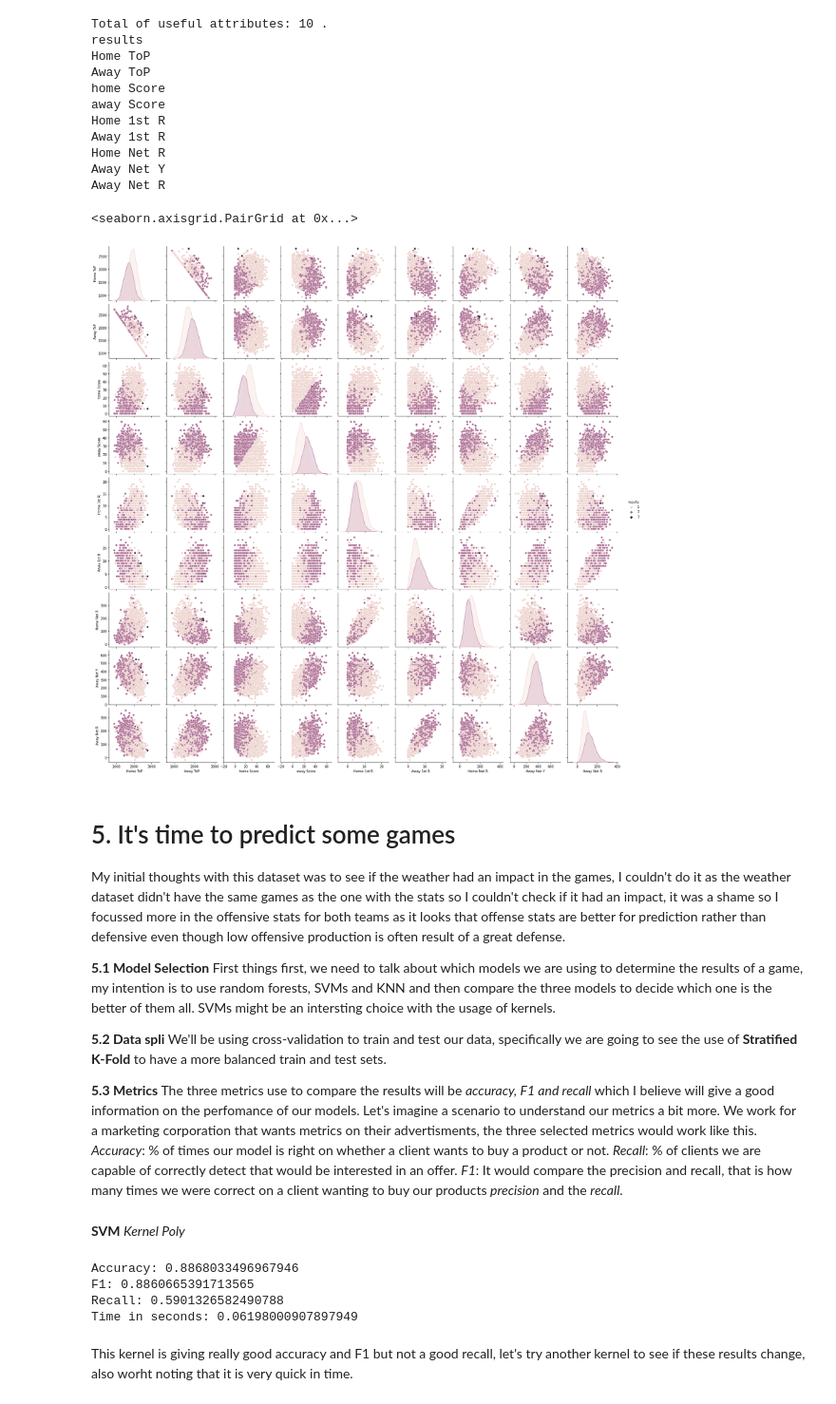
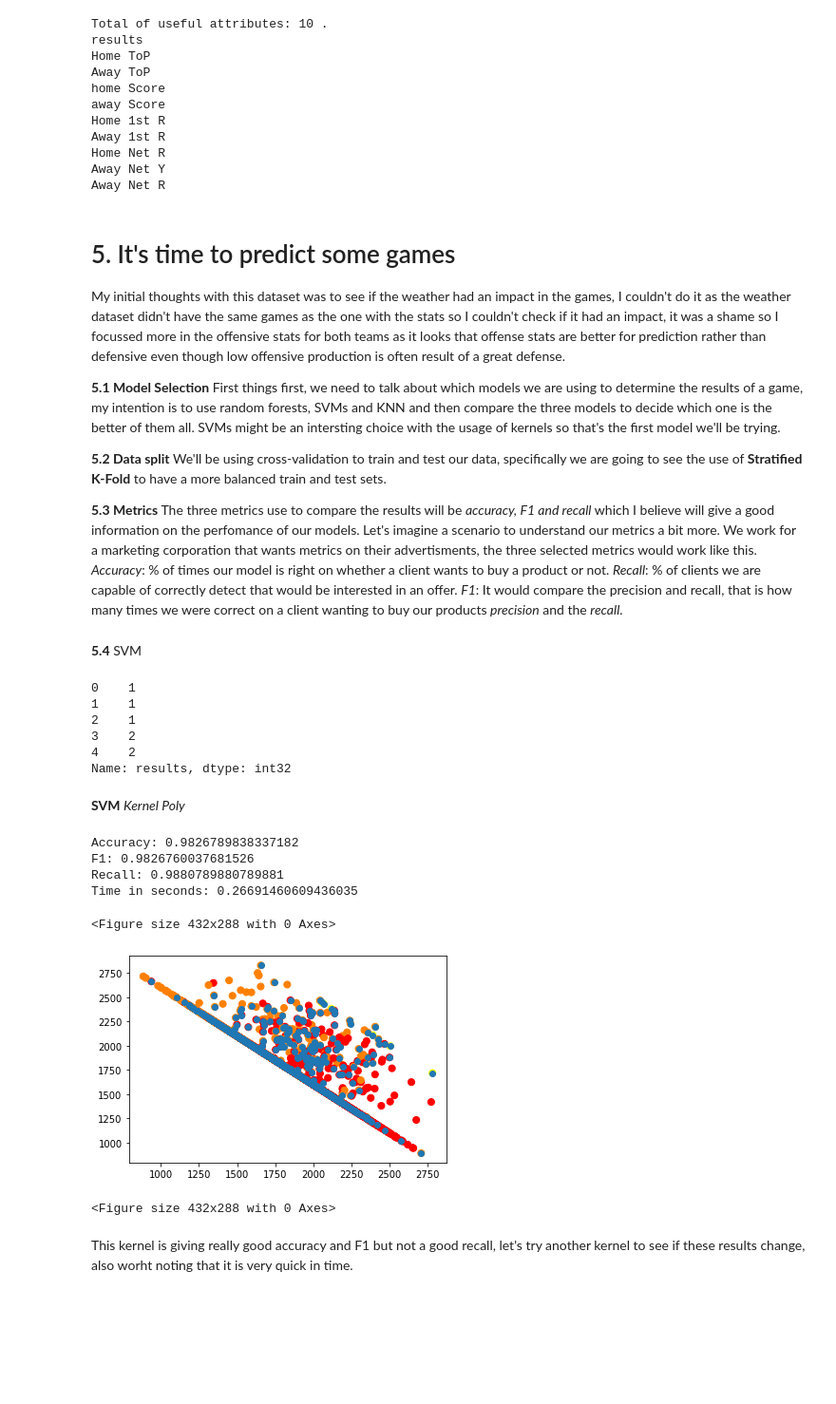
Before and after one commit to xavikp/kaggle-apc2122, a Jupyter notebook: src/predictor.ipynb, the cells around one changed output. Shown at 95% size. Drawn from its saved outputs; the diff is of its cells as text; code cells hidden in the pictures; blank space fills up the shorter version.

```diff
--- a/src/predictor.ipynb
+++ b/src/predictor.ipynb
@@ -140,19 +151,16 @@ Away Net Y
 Away Net R
 # %%
 data = data[attr]
-sns.pairplot(data, hue="results")
+#sns.pairplot(data, hue="results")
-# %% [output]
-<seaborn.axisgrid.PairGrid at 0x...>
-[figure, removed]
 # %% [markdown]
 # 5. It's time to predict some games
 My initial thoughts with this dataset was to see if the weather had an impact in the games, I couldn't do it as the weather dataset didn't have the same games as the one with the stats so I couldn't check if it had an impact, it was a shame so I focussed more in the offensive stats for both teams as it looks that offense stats are better for prediction rather than defensive even though low offensive production is often result of a great defense.
 
 **5.1 Model Selection**
 First things first, we need to talk about which models we are using to determine the results of a game, my intention is to use random forests, SVMs and KNN and then compare the three models to decide which one is the better of them all.
-SVMs might be an intersting choice with the usage of kernels.
+SVMs might be an intersting choice with the usage of kernels so that's the first model we'll be trying.
 
-**5.2 Data spli**
+**5.2 Data split**
 We'll be using cross-validation to train and test our data, specifically we are going to see the use of **Stratified K-Fold** to have a more balanced train and test sets.
 
 **5.3 Metrics**
@@ -161,29 +169,48 @@ Let's imagine a scenario to understand our metrics a bit more. We work for a mar
 *Accuracy*: % of times our model is right on whether a client wants to buy a product or not.
 *Recall*: % of clients we are capable of correctly detect that would be interested in an offer.
 *F1*: It would compare the precision and recall, that is how many times we were correct on a client wanting to buy our products *precision* and the *recall*.
+# %% [markdown]
+**5.4** SVM
 # %%
 X = data.drop(labels=['results'], axis=1)
 Y = data['results']
-x_train, x_test, y_train, y_test = train_test_split(X, Y, test_size=0.8, random_state=42, stratify=Y)
+x_train, x_test, y_train, y_test = train_test_split(X, Y, train_size=0.8, random_state=42, stratify=Y)
+print(Y.head())
+# %% [output]
+0    1
+1    1
+2    1
+3    2
+4    2
+Name: results, dtype: int32
 # %% [markdown]
 **SVM**
 *Kernel Poly*
 # %%
 t0 = time()
-linear = sk.svm.SVC(decision_function_shape='ovo',kernel='poly',degree=6, C=10).fit(x_train, y_train)
-y_pred = linear.predict(x_test)
+poly = sk.svm.SVC(decision_function_shape='ovo',kernel='poly',degree=6, C=10).fit(x_train, y_train)
+y_pred = poly.predict(x_test)
 acc = sk.metrics.accuracy_score(y_test, y_pred)
 f1 = sk.metrics.f1_score(y_test, y_pred, average='weighted')
 mr = sk.metrics.recall_score(y_test, y_pred, average='macro')
+
+
 print("Accuracy:",acc)
 print("F1:",f1)
 print("Recall:", mr)
 print("Time in seconds:",time()-t0)
+
+plt.scatter(X.iloc[:, 0], X.iloc[:, 1], c=Y, s=50, cmap='autumn')
+plt.scatter(poly.support_vectors_[:,0],poly.support_vectors_[:,1])
+plt.figure(0)
 # %% [output]
-Accuracy: 0.8868033496967946
-F1: 0.8860665391713565
-Recall: 0.5901326582490788
-Time in seconds: 0.06198000907897949
+Accuracy: 0.9826789838337182
+F1: 0.9826760037681526
+Recall: 0.9880789880789881
+Time in seconds: 0.26691460609436035
+<Figure size 432x288 with 0 Axes>
+[figure, added]
+<Figure size 432x288 with 0 Axes>
 # %% [markdown]
 This kernel is giving really good accuracy and F1 but not a good recall, let's try another kernel to see if these results change, also worht noting that it is very quick in time.
 # %%
```
Also changed, not shown: parts of 16 cells of this notebook.
